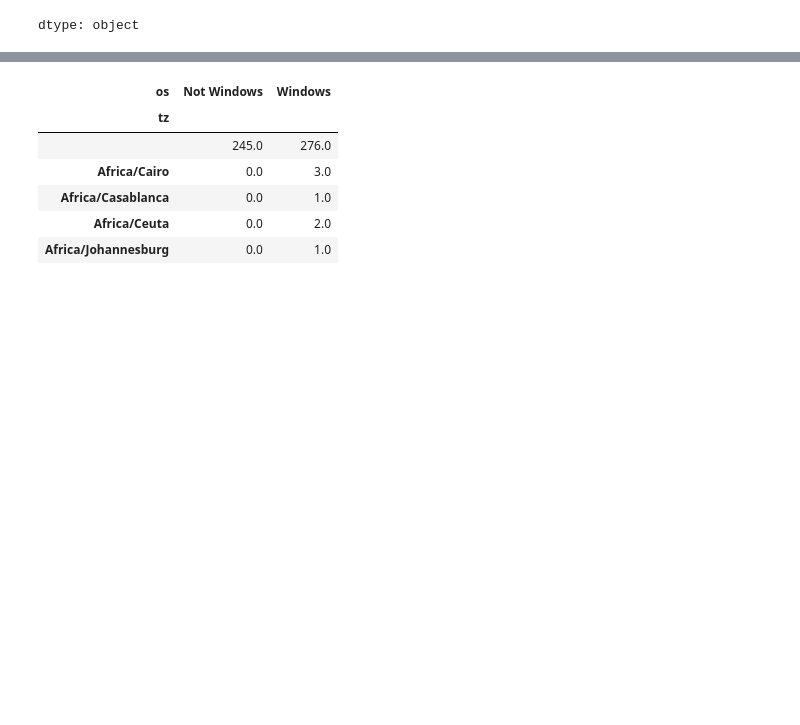
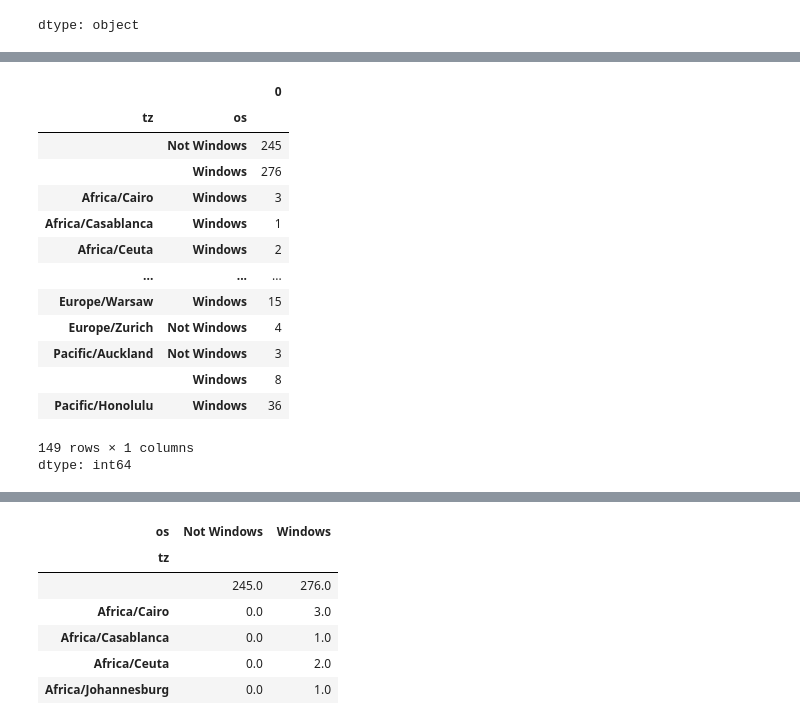
Before and after one commit to ancestor9/2026_Fall_Application-Deployment, a Jupyter notebook: 20261106/ch13_1_Bitly_Data_from_1_USA_gov.ipynb, the cells around one changed output, grey strips where cells are left out. Cells and saved outputs as stored; diff of their text form; code cells hidden in the pictures; blank space fills up the shorter version.

```diff
--- a/20261106/ch13_1_Bitly_Data_from_1_USA_gov.ipynb
+++ b/20261106/ch13_1_Bitly_Data_from_1_USA_gov.ipynb
@@ -473,0 +515,18 @@ by_tz_os = cframe.groupby(["tz", "os"])
+# %%
+by_tz_os.size()
+# %% [output]
+|  |  | 0 |
+| tz | os |  |
+|  | Not Windows | 245 |
+|  | Windows | 276 |
+| Africa/Cairo | Windows | 3 |
+| Africa/Casablanca | Windows | 1 |
+| Africa/Ceuta | Windows | 2 |
+| ... | ... | ... |
+| Europe/Warsaw | Windows | 15 |
+| Europe/Zurich | Not Windows | 4 |
+| Pacific/Auckland | Not Windows | 3 |
+|  | Windows | 8 |
+| Pacific/Honolulu | Windows | 36 |
+149 rows × 1 columns
+dtype: int64
```
Also changed, not shown: parts of 44 cells of this notebook.
